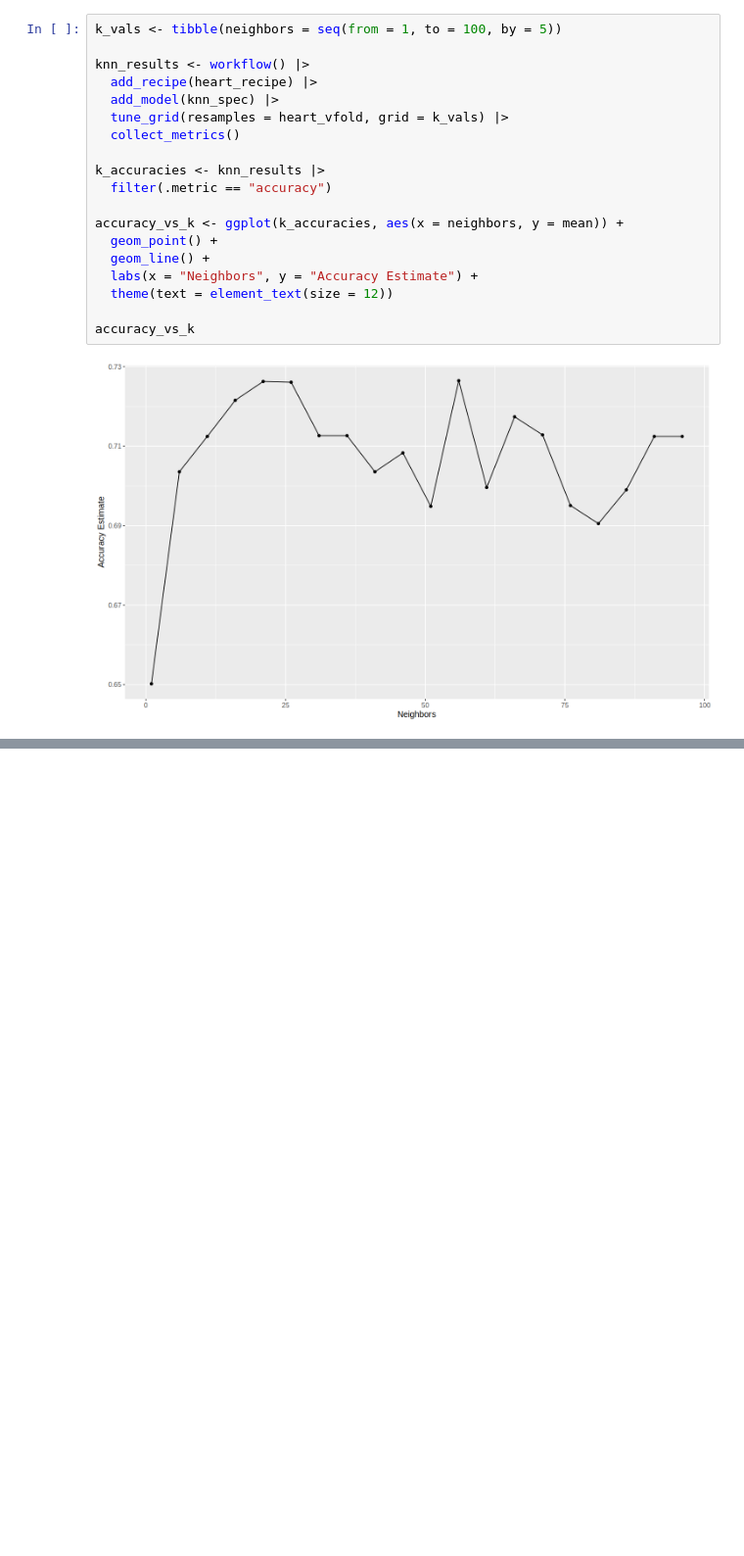
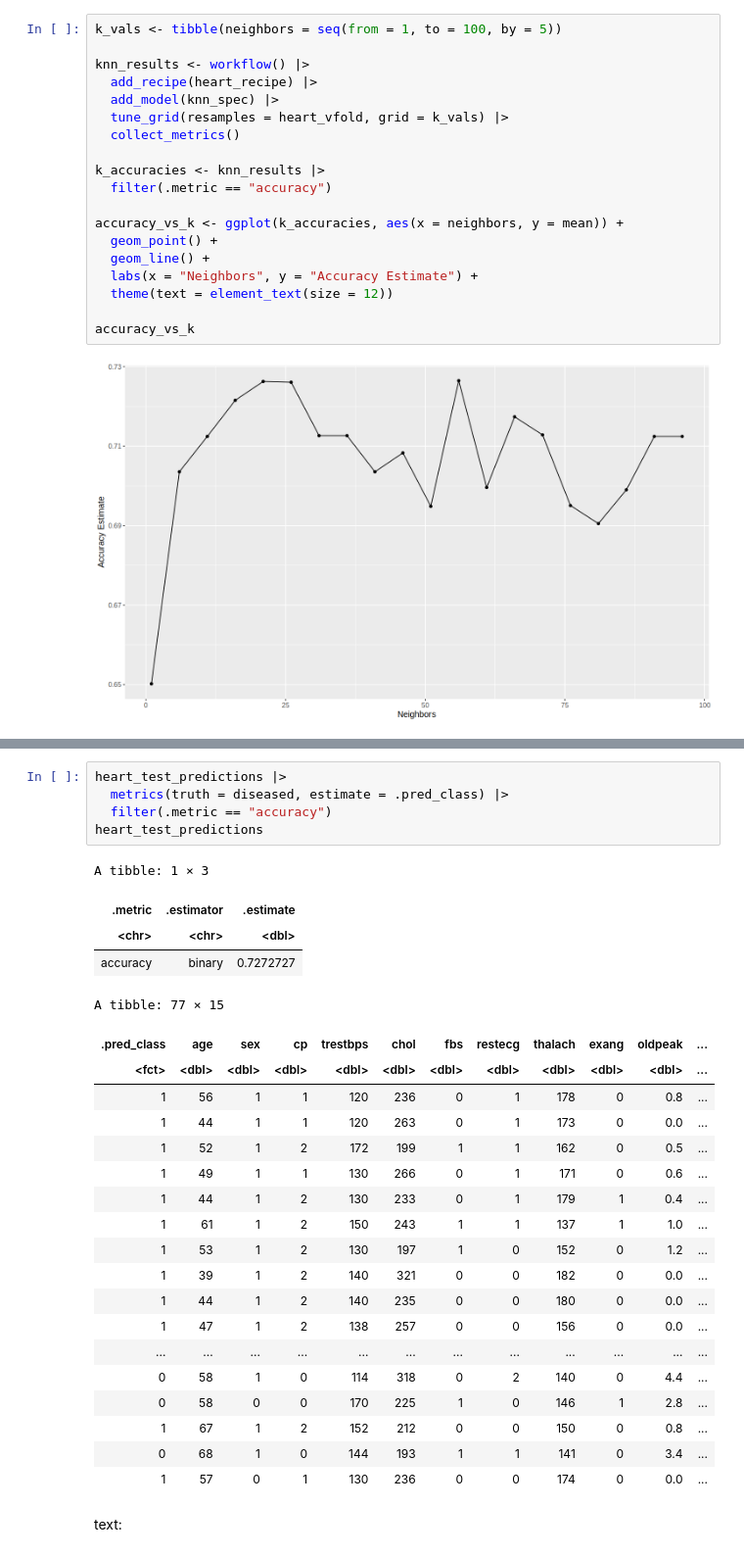
Before and after one commit to colemantatiana/dsci-100-2023w1-group-29, a Jupyter notebook: heart disease_classification_report.ipynb, the cells around one changed output, grey strips where cells are left out. Shown at 98% size. Saved outputs shown, nothing was run; the diff lists cells and outputs as text; blank space fills up the shorter version.

Commit message:
Updated Notebook
I added more codes and texts in the notebook up to the confusion matrix.

```diff
--- a/heart disease_classification_report.ipynb
+++ b/heart disease_classification_report.ipynb
@@ -216,0 +292,31 @@ Figure 2. Number of neighbors vs accuracy estimate.
+# %%
+heart_test_predictions |>
+  metrics(truth = diseased, estimate = .pred_class) |>
+  filter(.metric == "accuracy")
+heart_test_predictions
+# %% [output]
+A tibble: 1 × 3
+| .metric | .estimator | .estimate |
+| <chr> | <chr> | <dbl> |
+| accuracy | binary | 0.7272727 |
+A tibble: 77 × 15
+| .pred_class | age | sex | cp | trestbps | chol | fbs | restecg | thalach | exang | oldpeak | ... |
+| <fct> | <dbl> | <dbl> | <dbl> | <dbl> | <dbl> | <dbl> | <dbl> | <dbl> | <dbl> | <dbl> | ... |
+| 1 | 56 | 1 | 1 | 120 | 236 | 0 | 1 | 178 | 0 | 0.8 | ... |
+| 1 | 44 | 1 | 1 | 120 | 263 | 0 | 1 | 173 | 0 | 0.0 | ... |
+| 1 | 52 | 1 | 2 | 172 | 199 | 1 | 1 | 162 | 0 | 0.5 | ... |
+| 1 | 49 | 1 | 1 | 130 | 266 | 0 | 1 | 171 | 0 | 0.6 | ... |
+| 1 | 44 | 1 | 2 | 130 | 233 | 0 | 1 | 179 | 1 | 0.4 | ... |
+| 1 | 61 | 1 | 2 | 150 | 243 | 1 | 1 | 137 | 1 | 1.0 | ... |
+| 1 | 53 | 1 | 2 | 130 | 197 | 1 | 0 | 152 | 0 | 1.2 | ... |
+| 1 | 39 | 1 | 2 | 140 | 321 | 0 | 0 | 182 | 0 | 0.0 | ... |
+| 1 | 44 | 1 | 2 | 140 | 235 | 0 | 0 | 180 | 0 | 0.0 | ... |
+| 1 | 47 | 1 | 2 | 138 | 257 | 0 | 0 | 156 | 0 | 0.0 | ... |
+| ... | ... | ... | ... | ... | ... | ... | ... | ... | ... | ... | ... |
+| 0 | 58 | 1 | 0 | 114 | 318 | 0 | 2 | 140 | 0 | 4.4 | ... |
+| 0 | 58 | 0 | 0 | 170 | 225 | 1 | 0 | 146 | 1 | 2.8 | ... |
+| 1 | 67 | 1 | 2 | 152 | 212 | 0 | 0 | 150 | 0 | 0.8 | ... |
+| 0 | 68 | 1 | 0 | 144 | 193 | 1 | 1 | 141 | 0 | 3.4 | ... |
+| 1 | 57 | 0 | 1 | 130 | 236 | 0 | 0 | 174 | 0 | 0.0 | ... |
+# %% [markdown]
+text:
```
Also changed, not shown: parts of 22 cells of this notebook.
